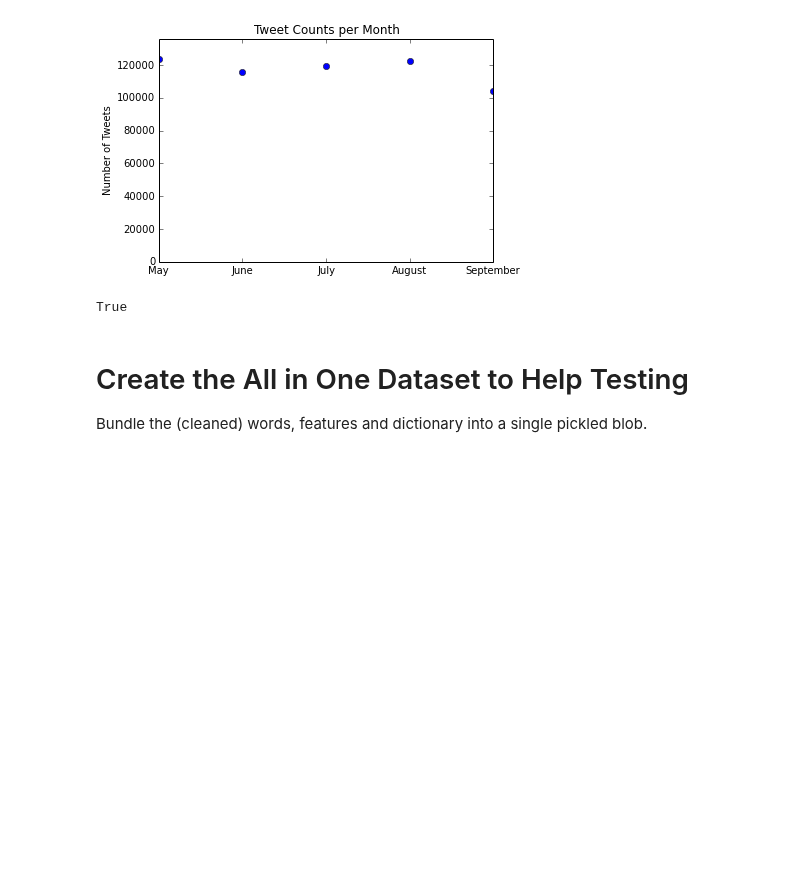
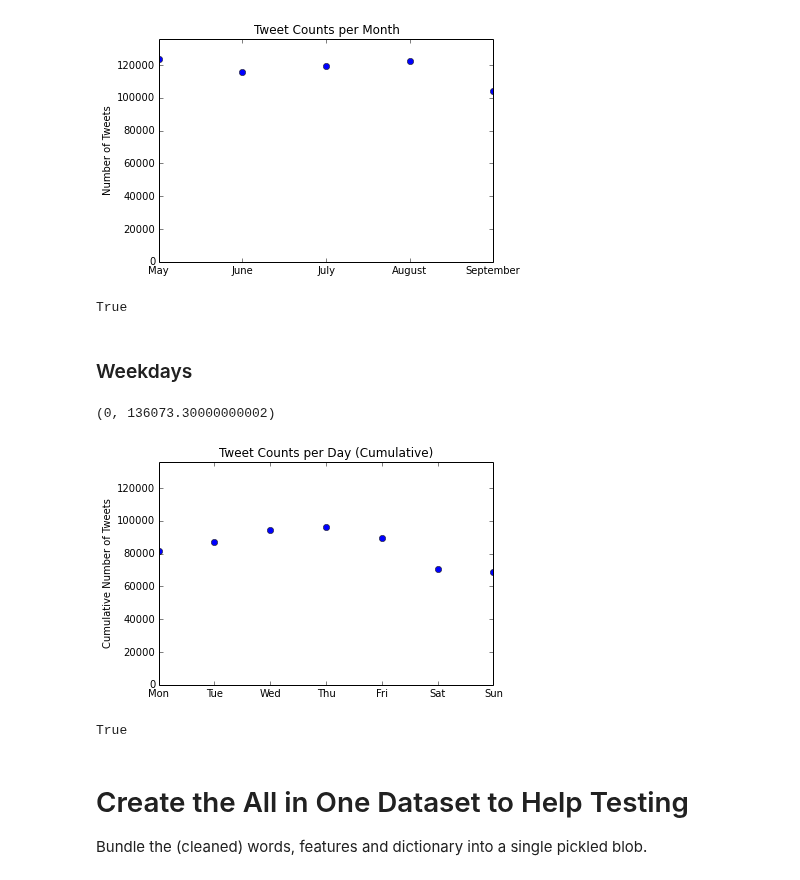
Before and after one commit to budgefeeney/sidetopics, a Jupyter notebook: src/notebooks/DatasetTests.ipynb, the cells around one changed output. Cells and saved outputs as stored; diff of their text form; code cells hidden in the pictures; blank space fills up the shorter version.

Commit message:
Add a new section to DatasetTests with day of week

```diff
--- a/src/notebooks/DatasetTests.ipynb
+++ b/src/notebooks/DatasetTests.ipynb
@@ -3,12 +3,13 @@
 # %%
 import sys
 
-path = "/Users/bryanfeeney/Desktop/tweets-600"
+path = "/Users/bryanfeeney/Desktop/SmallerDB-NoCJK-AWMD"
+dictPath = path + "/dicts.py"
 codePath = "/Users/bryanfeeney/Workspace/sidetopics/src"
 reconstructSparse=False
 
 sys.path.append(codePath)
-%run /Users/bryanfeeney/Desktop/SmallerDB-NoCJK-WithFeats-Fixed/dicts.py
+%run $dictPath
 # %% [markdown]
 # Prelude
 # %%
@@ -327,6 +327,7 @@ X = X_noisy
 W = W_noisy
 
 X_U = X[:,0:len(users)]
+X_D = X[:,feats['day_of_week']:feats['week_of_year']]
 X_W = X[:,feats['week_of_year']:feats['month_of_year']]
 X_M = X[:,feats['month_of_year']:X.shape[1]]
 
@@ -419,6 +420,26 @@ y_m = np.squeeze (np.asarray(np.argmax(X_M.todense(), axis=1)))
 len(y_m) == D
 # %% [output]
 True
+# %% [markdown]
+### Weekdays
+# %%
+days = [ 'Mon', 'Tue', 'Wed', 'Thu', 'Fri', 'Sat', 'Sun' ]
+tweetCountsPerDay = np.squeeze(np.asarray (X_D.astype(np.int32).sum(axis=0)))
+# %%
+x = np.arange(0, len(tweetCountsPerDay))
+plt.plot(x, tweetCountsPerDay, 'bo')
+plt.title("Tweet Counts per Day (Cumulative)")
+plt.ylabel("Cumulative Number of Tweets")
+plt.xticks(x, days)
+plt.ylim(0, tweetCountsPerMonth.max()* 1.10)
+# %% [output]
+(0, 136073.30000000002)
+[figure, added]
+# %%
+y_d = np.squeeze (np.asarray(np.argmax(X_D.todense(), axis=1)))
+len(y_m) == D
+# %% [output]
+True
 # %% [markdown]
 # Create the All in One Dataset to Help Testing
 Bundle the (cleaned) words, features and dictionary into a single pickled blob.
```
Also changed, not shown: parts of 11 cells of this notebook.
